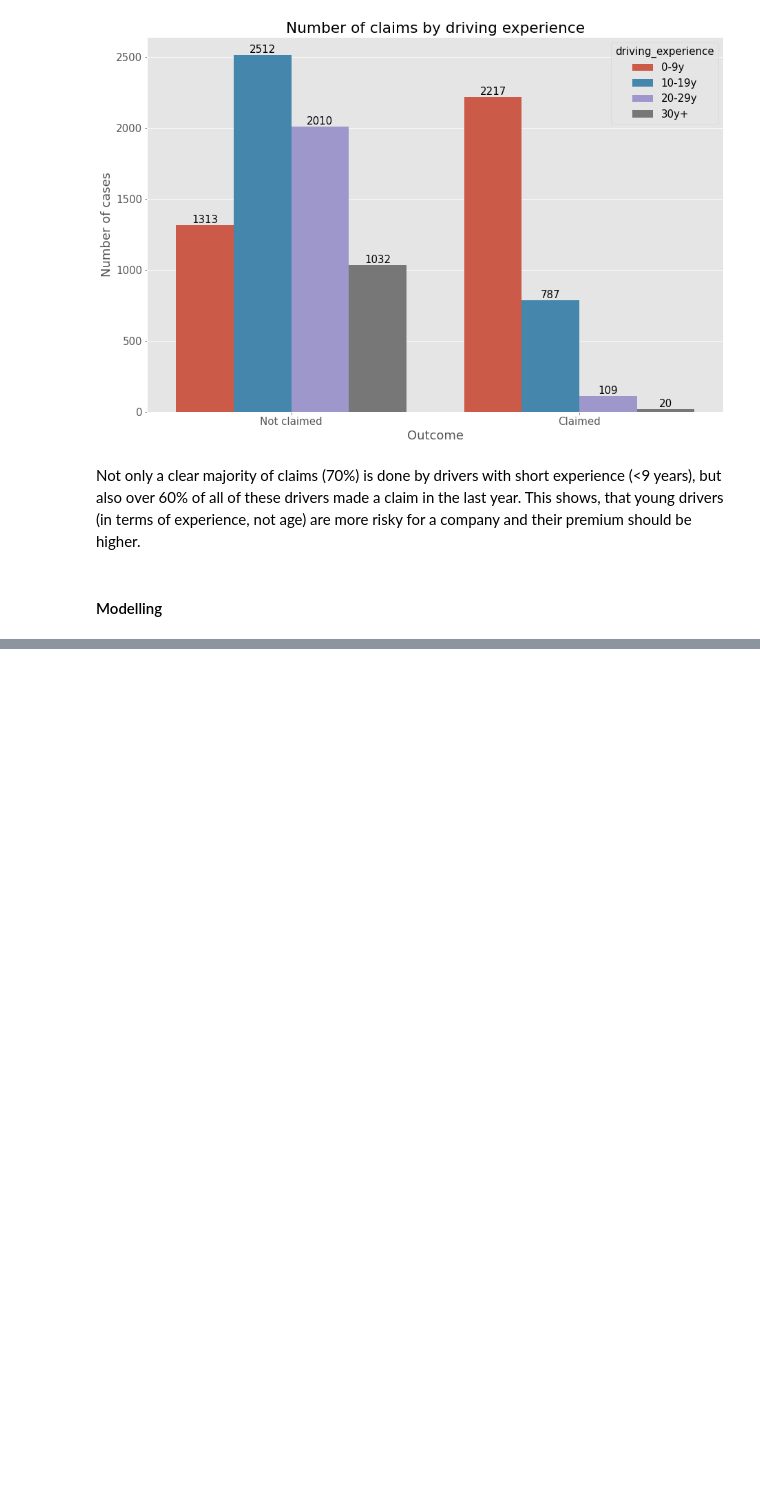
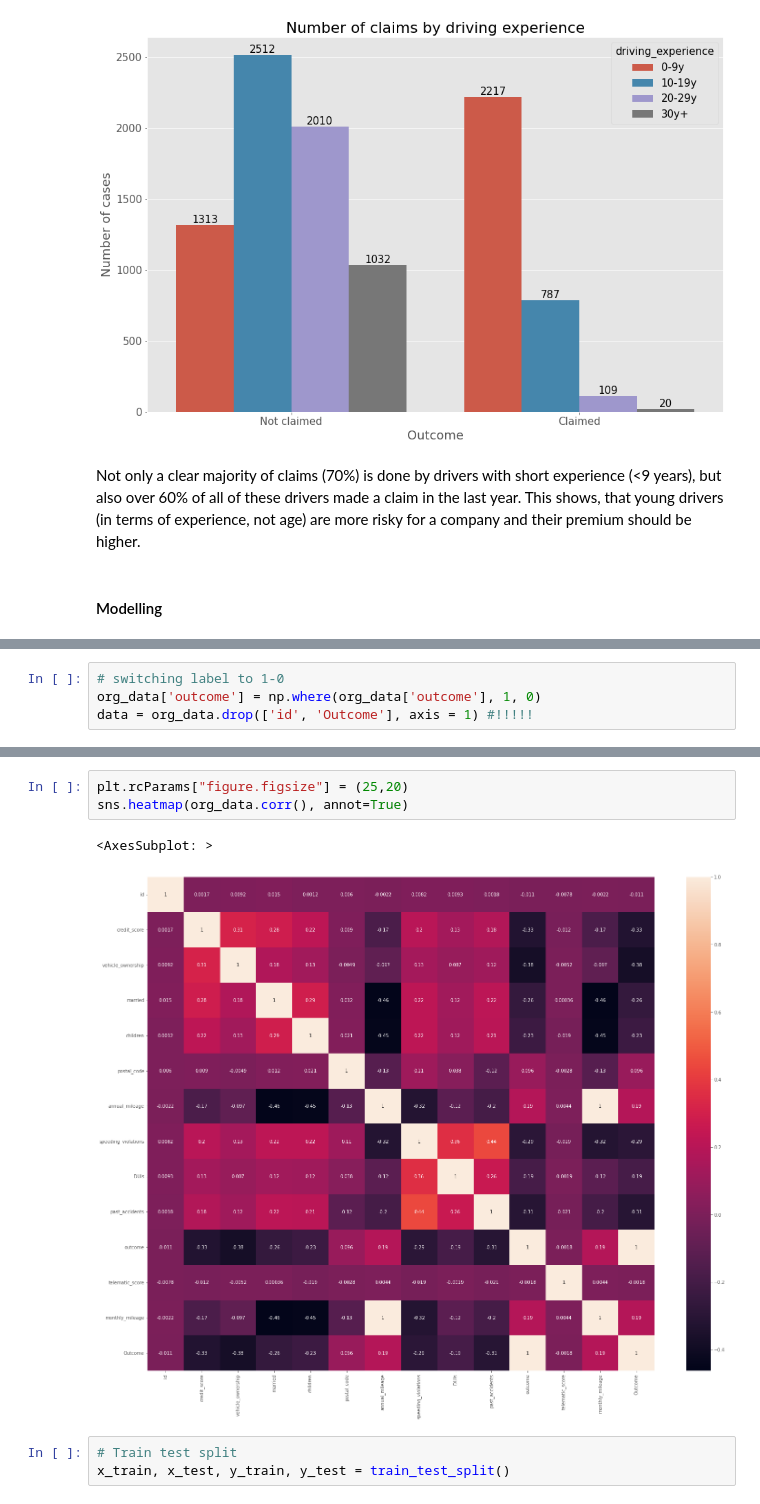
Before and after one commit to pzolnierczyk/insurance-classification, a Jupyter notebook: insurance_claims.ipynb, the cells around one changed output, grey strips where cells are left out. Saved outputs shown, nothing was run; the diff lists cells and outputs as text; blank space fills up the shorter version.

```diff
--- a/insurance_claims.ipynb
+++ b/insurance_claims.ipynb
@@ -91,0 +118,4 @@ Not only a clear majority of claims (70%) is done by drivers with short experien
+# %%
+# switching label to 1-0
+org_data['outcome'] = np.where(org_data['outcome'], 1, 0)
+data = org_data.drop(['id', 'Outcome'], axis = 1) #!!!!!
@@ -91,0 +197,9 @@ Not only a clear majority of claims (70%) is done by drivers with short experien
+# %%
+plt.rcParams["figure.figsize"] = (25,20)
+sns.heatmap(org_data.corr(), annot=True)
+# %% [output]
+<AxesSubplot: >
+[figure, added]
+# %%
+# Train test split
+x_train, x_test, y_train, y_test = train_test_split()
```
Also changed, not shown: parts of 9 cells of this notebook.
